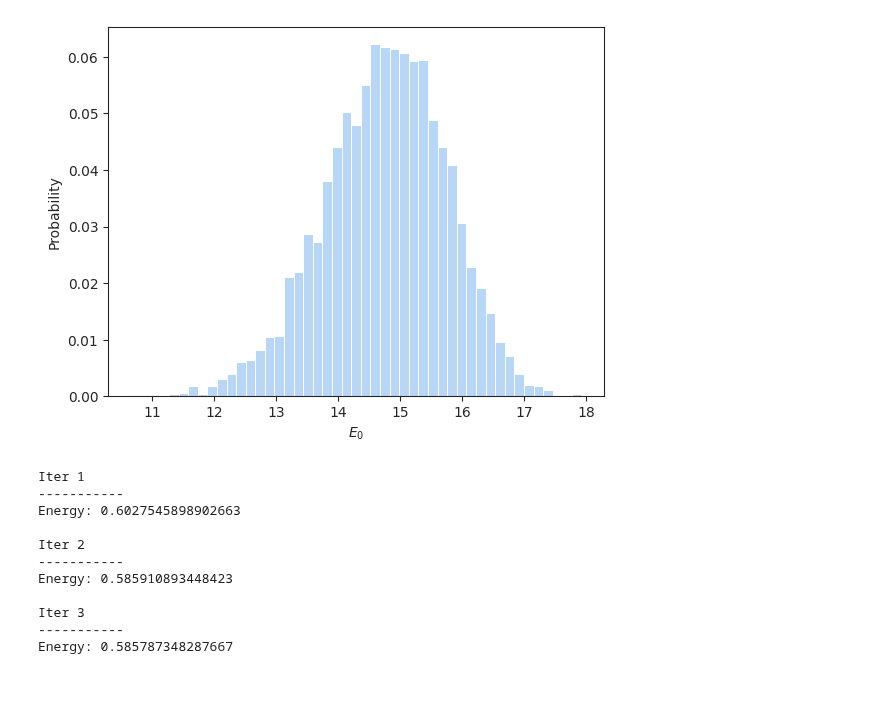
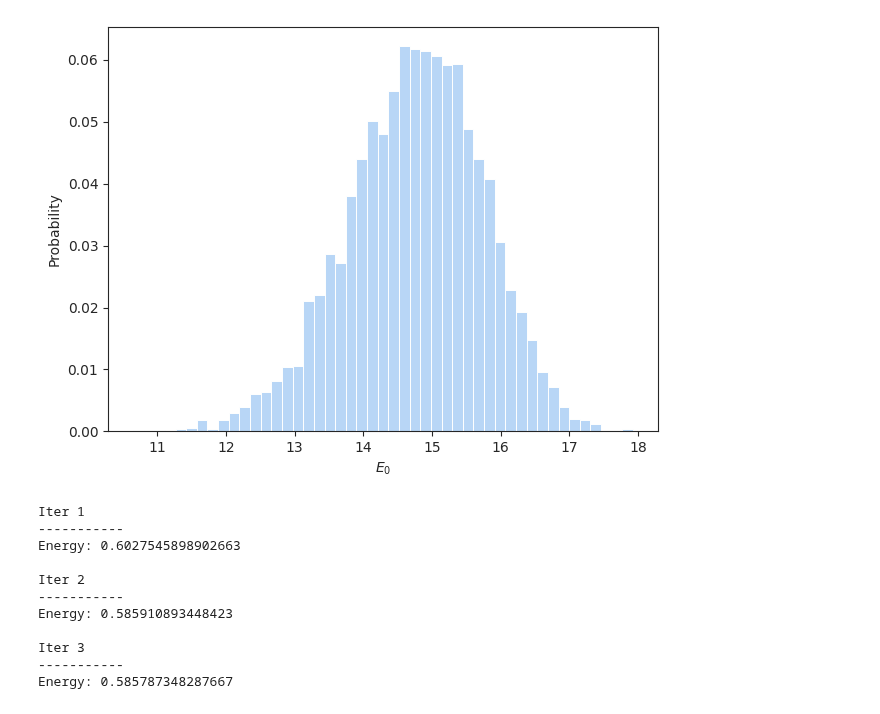
Before and after one commit to jfurches/nonlocalgames, a Jupyter notebook: g14.ipynb, the cells around one changed output. Cells and saved outputs as stored; diff of their text form; code cells hidden in the pictures.

Commit message:
Fix plots

```diff
--- a/g14.ipynb
+++ b/g14.ipynb
@@ -7,22 +7,23 @@ from nonlocalgames.hamiltonians import G14
 # %%
 from numpy import linalg
 import matplotlib.pyplot as plt
 import seaborn as sns
 sns.set_palette('pastel')
 sns.set_style('ticks')
 
 values = []
 ham = G14(init_mode='normal')
 for i in range(5000):
     ham.init(seed=i)
     w, _ = linalg.eigh(ham.mat)
     values.append(w.min())
 
 sns.histplot(data=values, stat='probability')
 plt.xlabel('$E_0$')
+plt.tight_layout()
 plt.savefig('plots/g14_random_init.png', dpi=300)
 # %% [output]
-[figure, old version]
+[figure, new version]
 # %%
 import json
 import numpy as np
```
Also changed, not shown: parts of 1 cell of this notebook, 2 other files.
